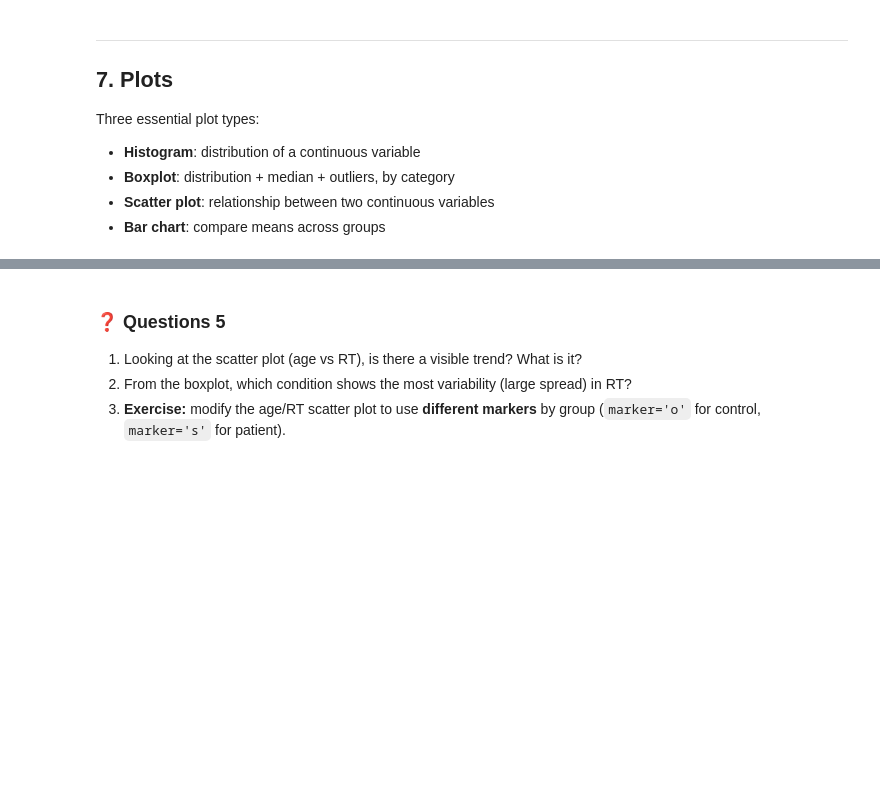
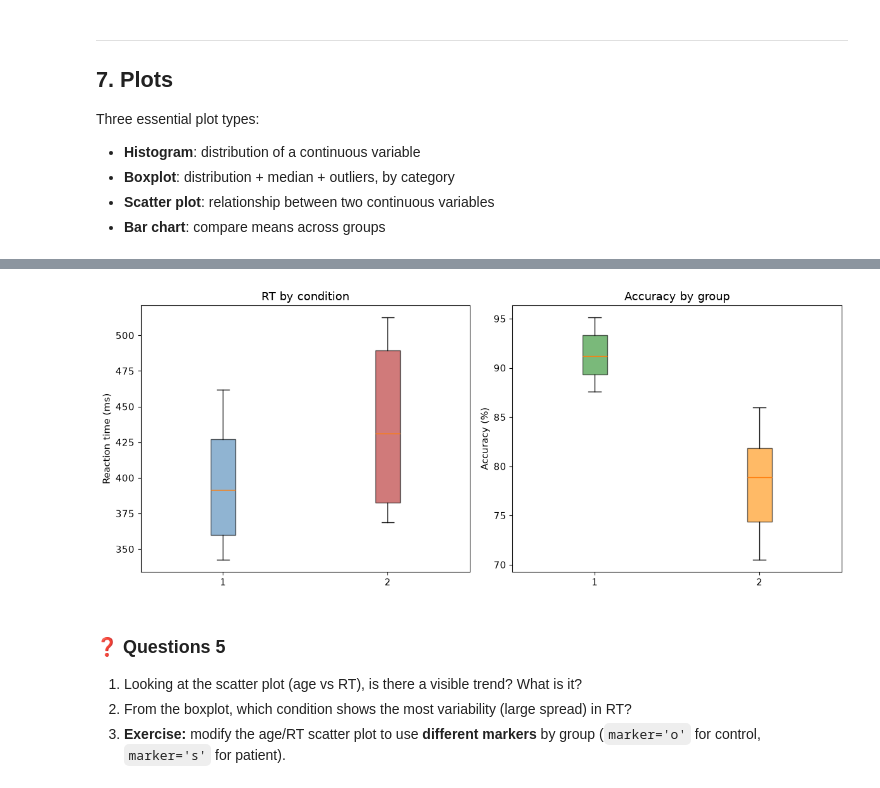
Before and after one commit to nicolascatz/M1_EEG_Project, a Jupyter notebook: scripts/TP_Pandas_DataFrame.ipynb, the cells around one changed output, grey strips where cells are left out. Cells and saved outputs as stored; diff of their text form; code cells hidden in the pictures; blank space fills up the shorter version.

```diff
--- a/scripts/TP_Pandas_DataFrame.ipynb
+++ b/scripts/TP_Pandas_DataFrame.ipynb
@@ -362,32 +650,34 @@ plt.show()
 # %%
 # ── Boxplots: RT by condition ─────────────────────────────────────────────────
 fig, axes = plt.subplots(1, 2, figsize=(12, 5))
 
 data_box = [df[df['condition'] == 1]['reaction_time_ms'],
             df[df['condition'] == 2]['reaction_time_ms']]
 
-bp = axes[0].boxplot(data_box, labels=['Condition 1', 'Condition 2'],
-                     patch_artist=True)
+bp = axes[0].boxplot(data_box,
+                    patch_artist=True)
 for patch, color in zip(bp['boxes'], ['steelblue', 'firebrick']):
     patch.set_facecolor(color)
     patch.set_alpha(0.6)
 axes[0].set_ylabel('Reaction time (ms)')
 axes[0].set_title('RT by condition')
 
 # Exercise 6b: boxplot of accuracy by GROUP in axes[1]
 # Your code here:
 data_grp = [df[df['group'] == 'control']['accuracy_pct'],
             df[df['group'] == 'patient']['accuracy_pct']]
-bp2 = axes[1].boxplot(data_grp, labels=['Control', 'Patient'],
+bp2 = axes[1].boxplot(data_grp,
                       patch_artist=True)
 for patch, color in zip(bp2['boxes'], ['forestgreen', 'darkorange']):
     patch.set_facecolor(color)
     patch.set_alpha(0.6)
 axes[1].set_ylabel('Accuracy (%)')
 axes[1].set_title('Accuracy by group')
 
 plt.tight_layout()
 plt.show()
+# %% [output]
+[figure, added]
 # %%
 # ── Scatter plot: age vs RT, coloured by condition ────────────────────────────
 fig, ax = plt.subplots(figsize=(8, 5))
```
Also changed, not shown: parts of 28 cells of this notebook.
